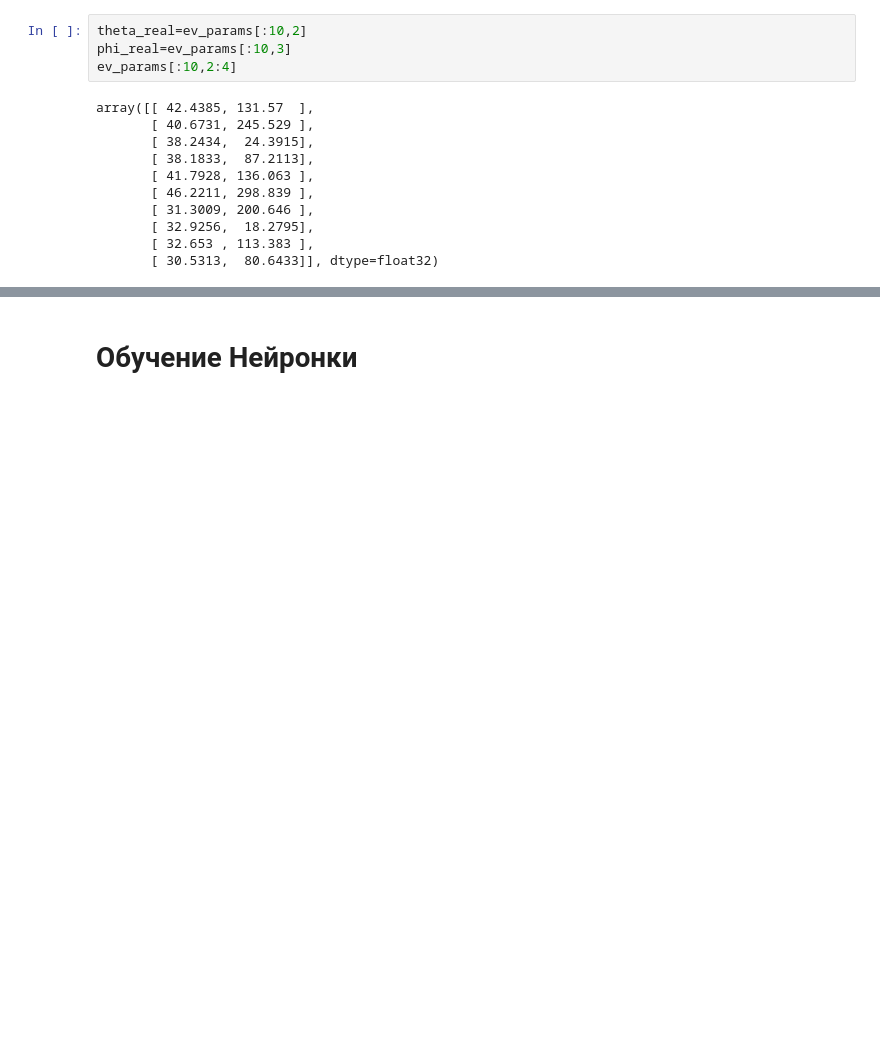
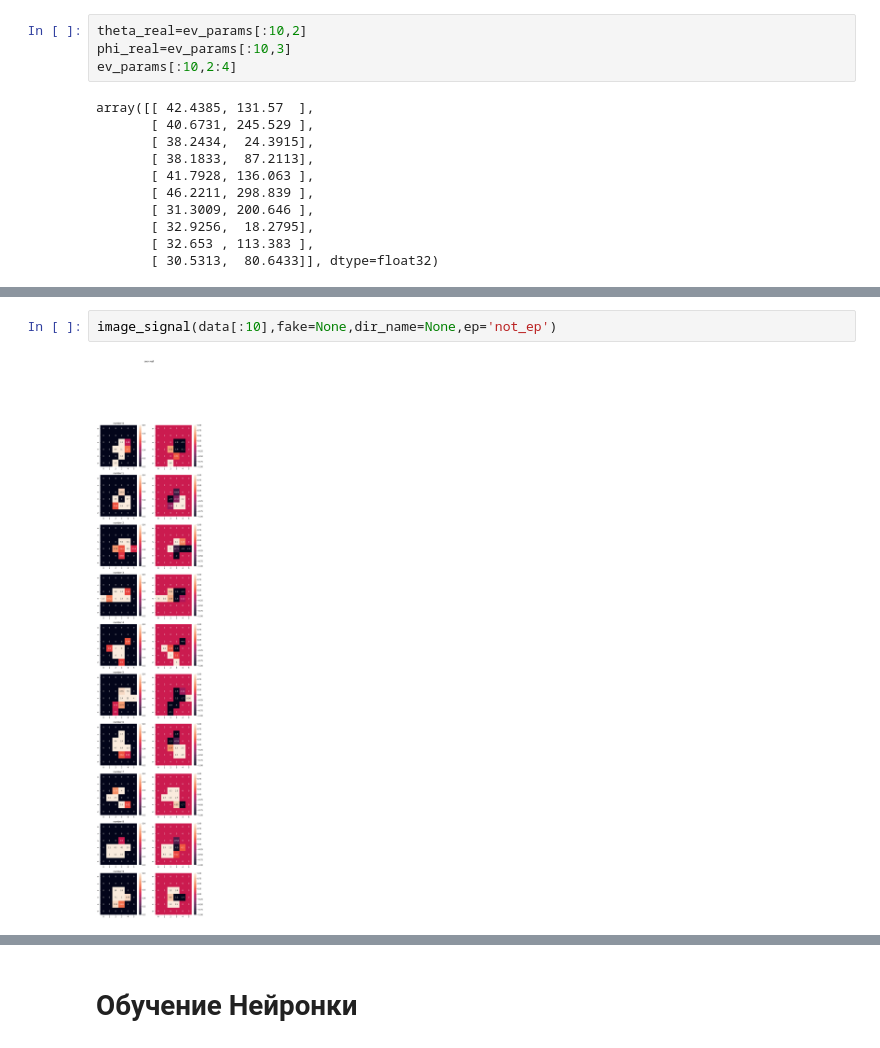
Before and after one commit to fitagdinov/Telescope_Array, a Jupyter notebook: Parameters_all/Notebooks/main_parameters.ipynb, the cells around one changed output, grey strips where cells are left out. Drawn from its saved outputs; the diff is of its cells as text; blank space fills up the shorter version.

```diff
--- a/Parameters_all/Notebooks/main_parameters.ipynb
+++ b/Parameters_all/Notebooks/main_parameters.ipynb
@@ -515,0 +663,4 @@ plt.legend()
+# %%
+image_signal(data[:10],fake=None,dir_name=None,ep='not_ep')
+# %% [output]
+[figure, added]
```
Also changed, not shown: parts of 20 cells of this notebook, 2 other files.
